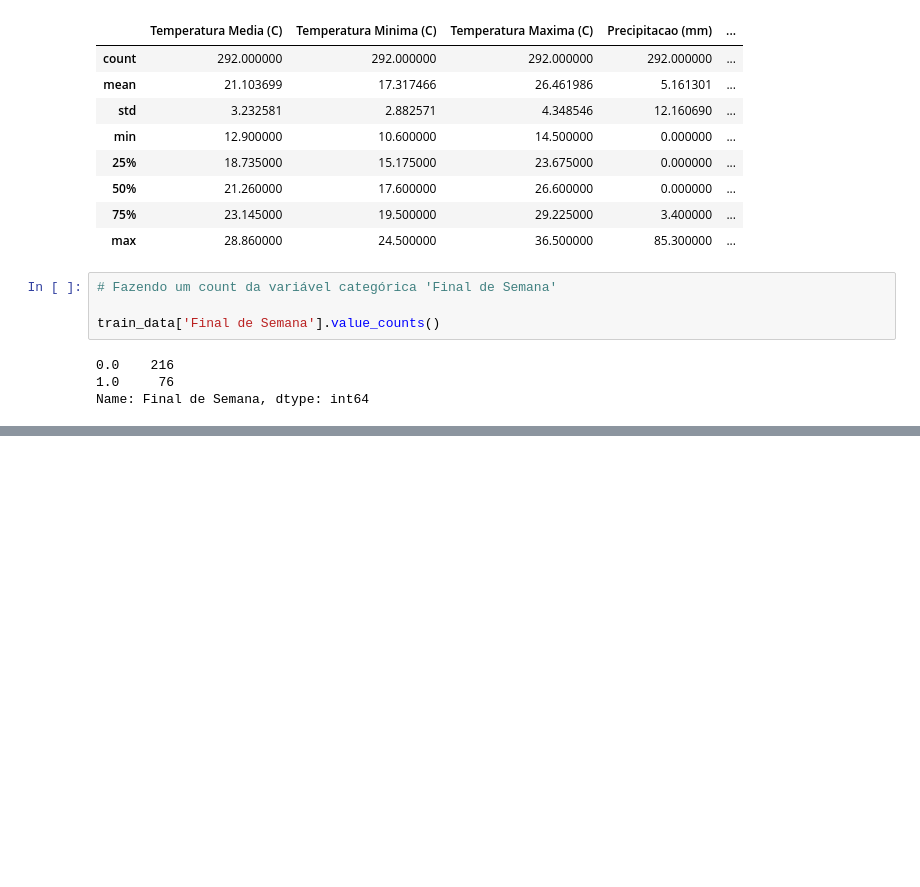
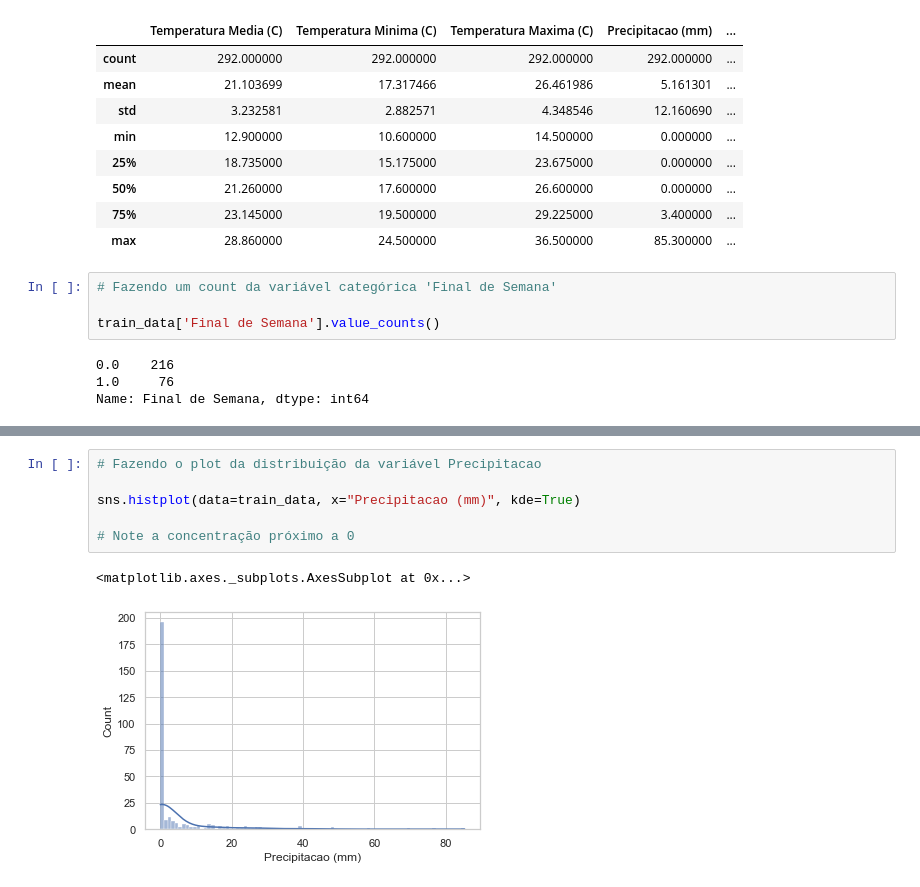
Before and after one commit to JPedroUNIVESP/Atividade2IFSP, a Jupyter notebook: D1AED_Atividade02.ipynb, the cells around one changed output, grey strips where cells are left out. Cells and saved outputs as stored; diff of their text form; blank space fills up the shorter version.

```diff
--- a/D1AED_Atividade02.ipynb
+++ b/D1AED_Atividade02.ipynb
@@ -199,0 +248,9 @@ sns.heatmap(correlation_matrix, annot=True, cmap="YlGnBu")
+# %%
+# Fazendo o plot da distribuição da variável Precipitacao
+
+sns.histplot(data=train_data, x="Precipitacao (mm)", kde=True)
+
+# Note a concentração próximo a 0
+# %% [output]
+<matplotlib.axes._subplots.AxesSubplot at 0x...>
+[figure, added]
```
Also changed, not shown: parts of 10 cells of this notebook.
